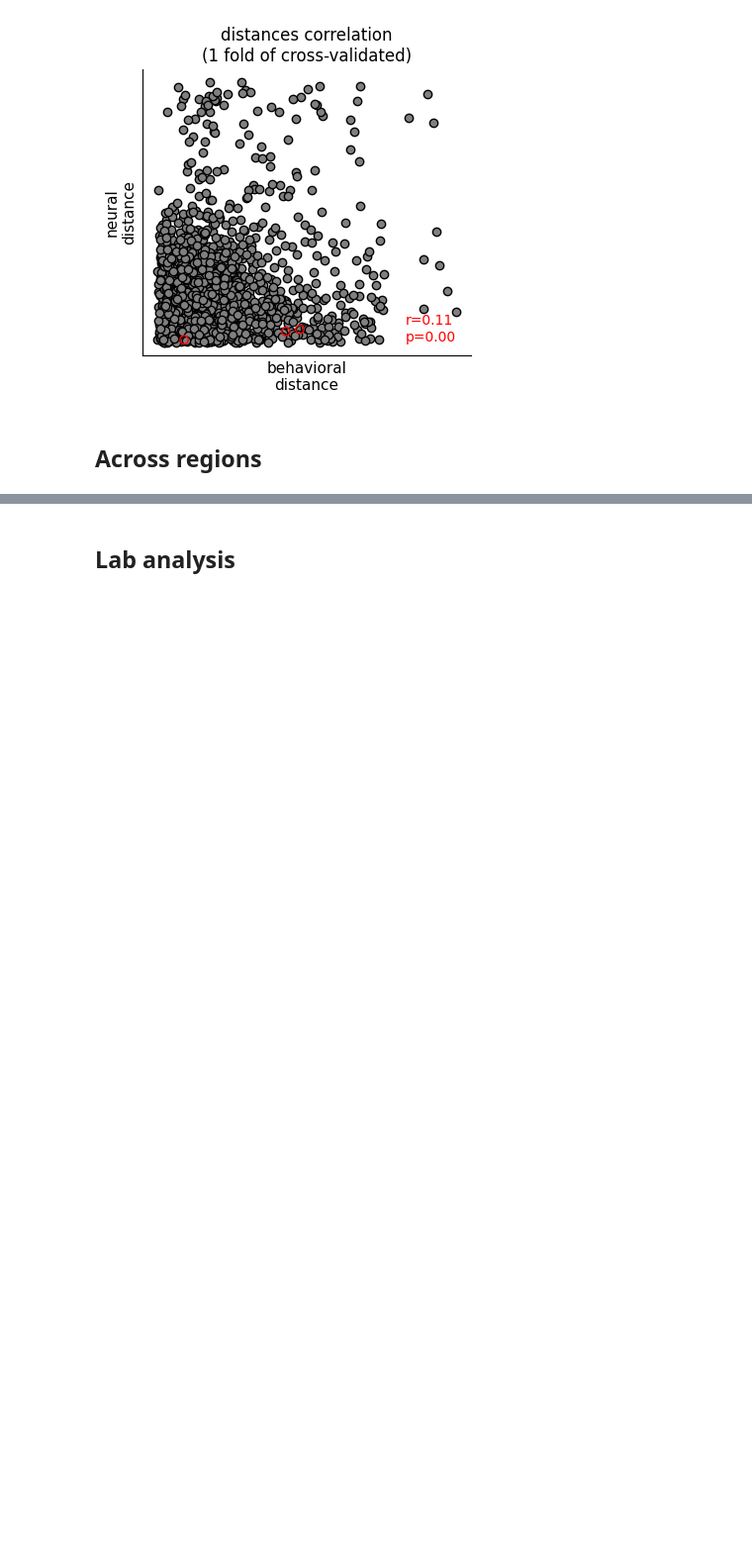
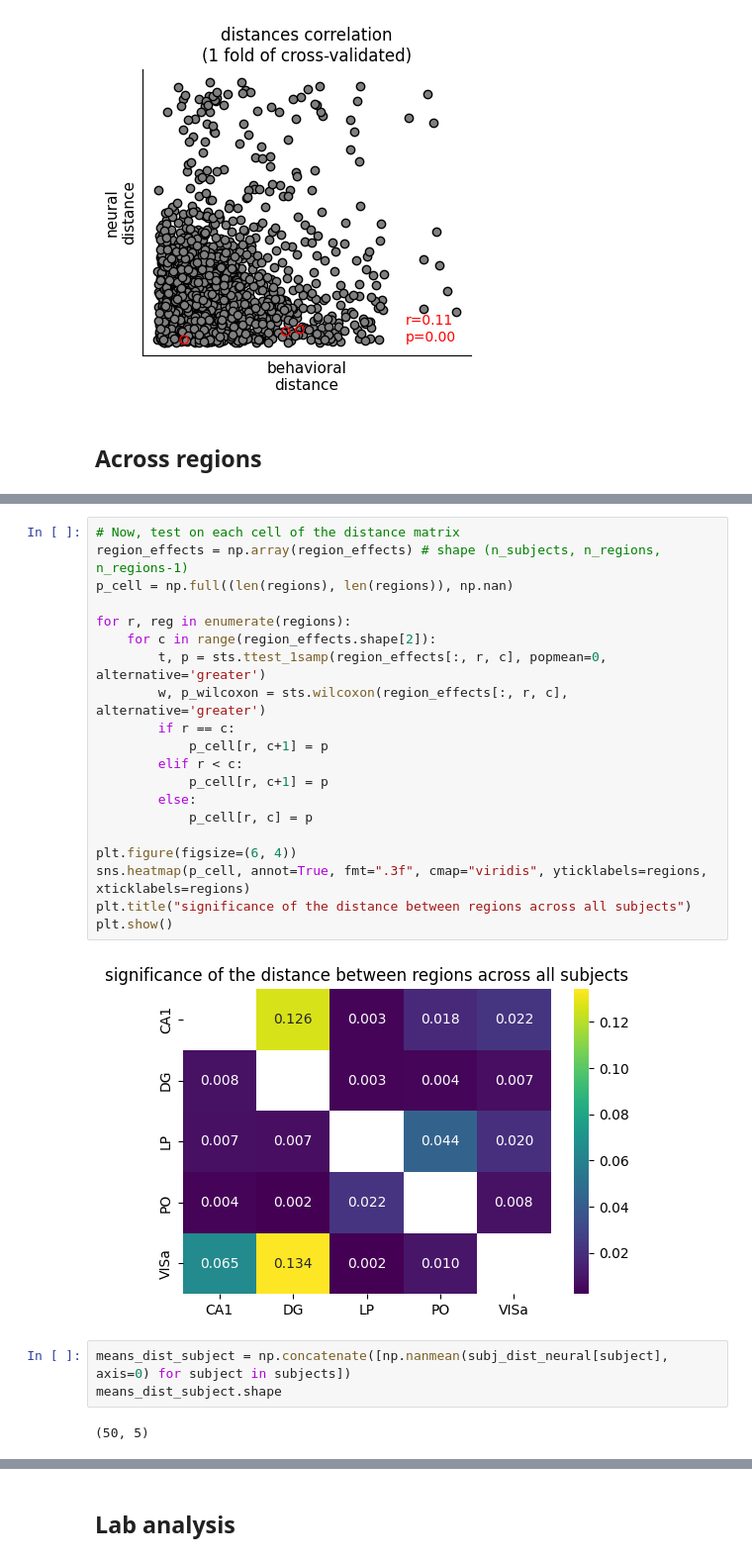
Before and after one commit to brunaafl/ShapeMetrics, a Jupyter notebook: ibl_analyses/notebooks/shape_metrics_figure.ipynb, the cells around one changed output, grey strips where cells are left out. Shown at 99% size. Saved outputs shown, nothing was run; the diff lists cells and outputs as text; blank space fills up the shorter version.

```diff
--- a/ibl_analyses/notebooks/shape_metrics_figure.ipynb
+++ b/ibl_analyses/notebooks/shape_metrics_figure.ipynb
@@ -701,0 +882,27 @@ plt.show()
+# %%
+# Now, test on each cell of the distance matrix
+region_effects = np.array(region_effects) # shape (n_subjects, n_regions, n_regions-1)
+p_cell = np.full((len(regions), len(regions)), np.nan)
+
+for r, reg in enumerate(regions):
+    for c in range(region_effects.shape[2]):
+        t, p = sts.ttest_1samp(region_effects[:, r, c], popmean=0, alternative='greater')
+        w, p_wilcoxon = sts.wilcoxon(region_effects[:, r, c], alternative='greater')
+        if r == c:
+            p_cell[r, c+1] = p
+        elif r < c:
+            p_cell[r, c+1] = p
+        else:
+            p_cell[r, c] = p
+
+plt.figure(figsize=(6, 4))
+sns.heatmap(p_cell, annot=True, fmt=".3f", cmap="viridis", yticklabels=regions, xticklabels=regions)
+plt.title("significance of the distance between regions across all subjects")
+plt.show()
+# %% [output]
+[figure, added]
+# %%
+means_dist_subject = np.concatenate([np.nanmean(subj_dist_neural[subject], axis=0) for subject in subjects])
+means_dist_subject.shape
+# %% [output]
+(50, 5)
```
Also changed, not shown: parts of 15 cells of this notebook, 6 other files.
